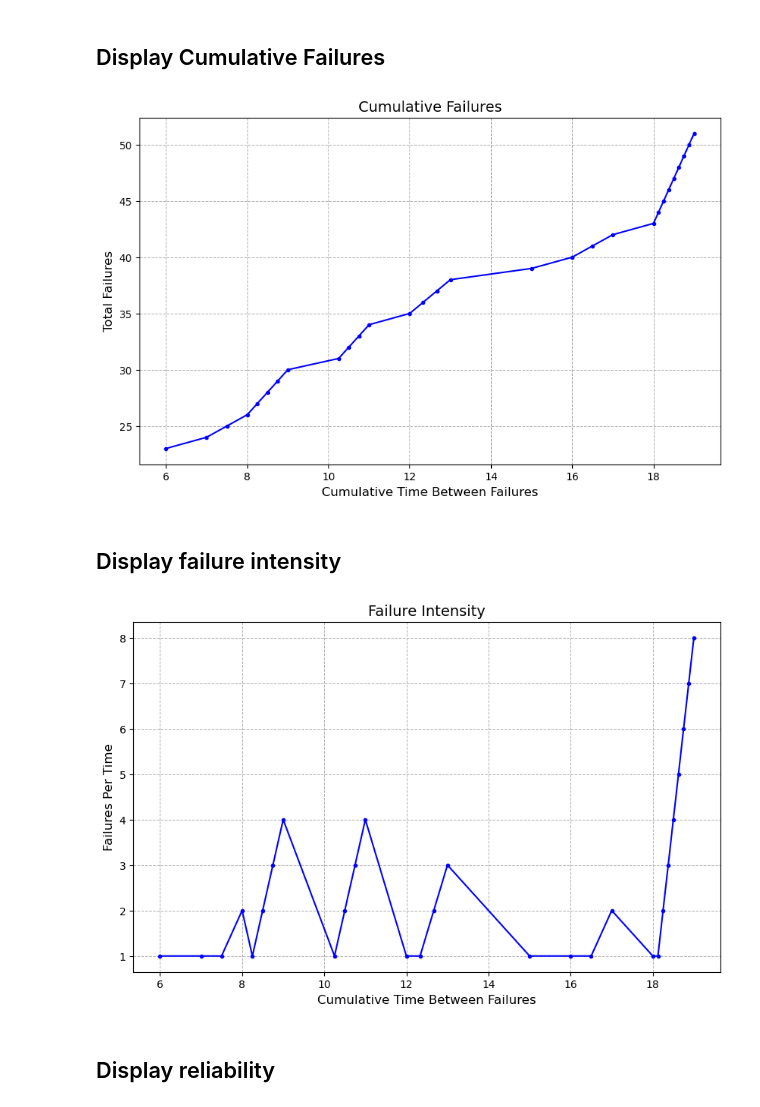
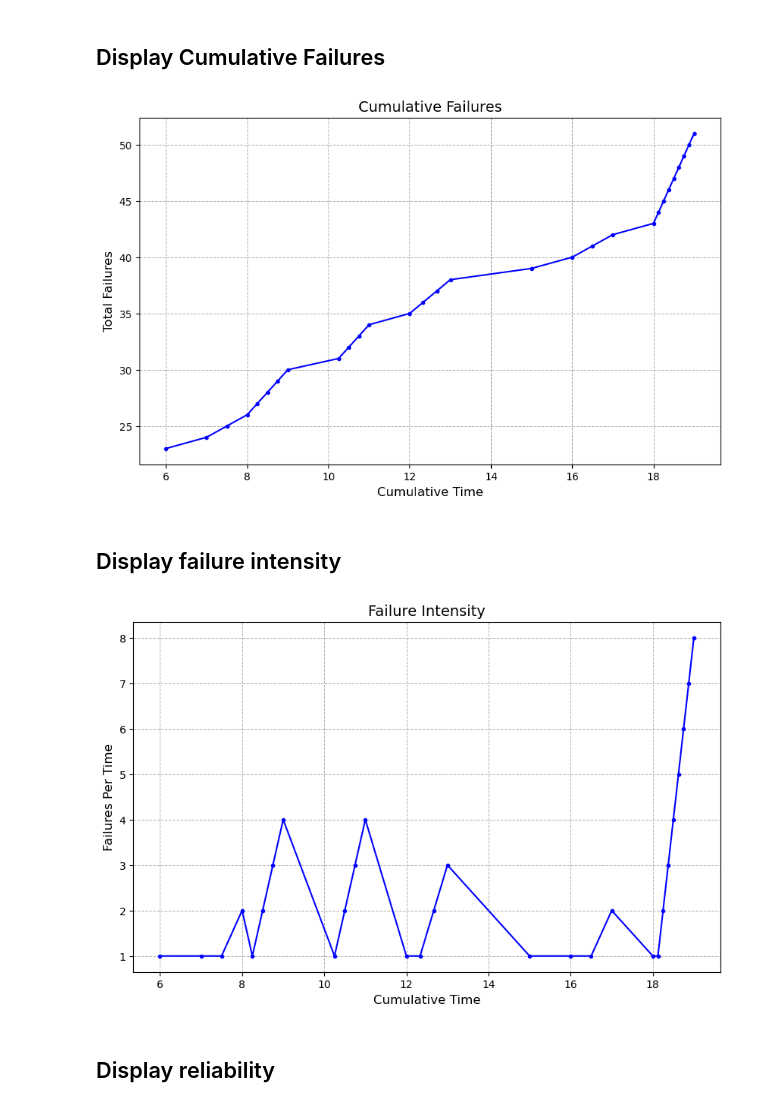
Before and after one commit to ensf-614-group11/seng637-a5-group11, a Jupyter notebook: Part 1/Laplace_tests_and_graphs.ipynb, the cells around one changed output. Saved outputs shown, nothing was run; the diff lists cells and outputs as text; code cells hidden in the pictures.

```diff
--- a/Part 1/Laplace_tests_and_graphs.ipynb
+++ b/Part 1/Laplace_tests_and_graphs.ipynb
@@ -295,18 +299,18 @@ plt.show()
 # %%
 plt.figure(figsize=(10, 6))
 plt.plot(data_for_plots_useful_range['Cumulative Time'], data_for_plots_useful_range['Failure Number'], marker='o', linestyle='-', color='b', markersize=3)
 
 # Add labels and title to the plot
-plt.xlabel('Cumulative Time Between Failures', fontsize=12)
+plt.xlabel('Cumulative Time', fontsize=12)
 plt.ylabel('Total Failures', fontsize=12)
 plt.title('Cumulative Failures', fontsize=14)
 
 
 plt.grid(True, which='both', axis='both', linestyle='--', linewidth=0.7)
 
 plt.show()
 # %% [output]
-[figure, old version]
+[figure, new version]
 # %% [markdown]
 ## Display failure intensity
 # %%
@@ -314,7 +318,7 @@ plt.figure(figsize=(10, 6))
 plt.plot(data_for_plots_useful_range['Cumulative Time'], data_for_plots_useful_range['Failures Per Time'], marker='o', linestyle='-', color='b', markersize=3)
 
 # Add labels and title to the plot
-plt.xlabel('Cumulative Time Between Failures', fontsize=12)
+plt.xlabel('Cumulative Time', fontsize=12)
 plt.ylabel('Failures Per Time', fontsize=12)
 plt.title('Failure Intensity', fontsize=14)
 
@@ -323,7 +327,7 @@ plt.grid(True, which='both', axis='both', linestyle='--', linewidth=0.7)
 
 plt.show()
 # %% [output]
-[figure, old version]
+[figure, new version]
 # %% [markdown]
 ## Display reliability
 # %%
```
Also changed, not shown: parts of 8 cells of this notebook, 11 other files.
